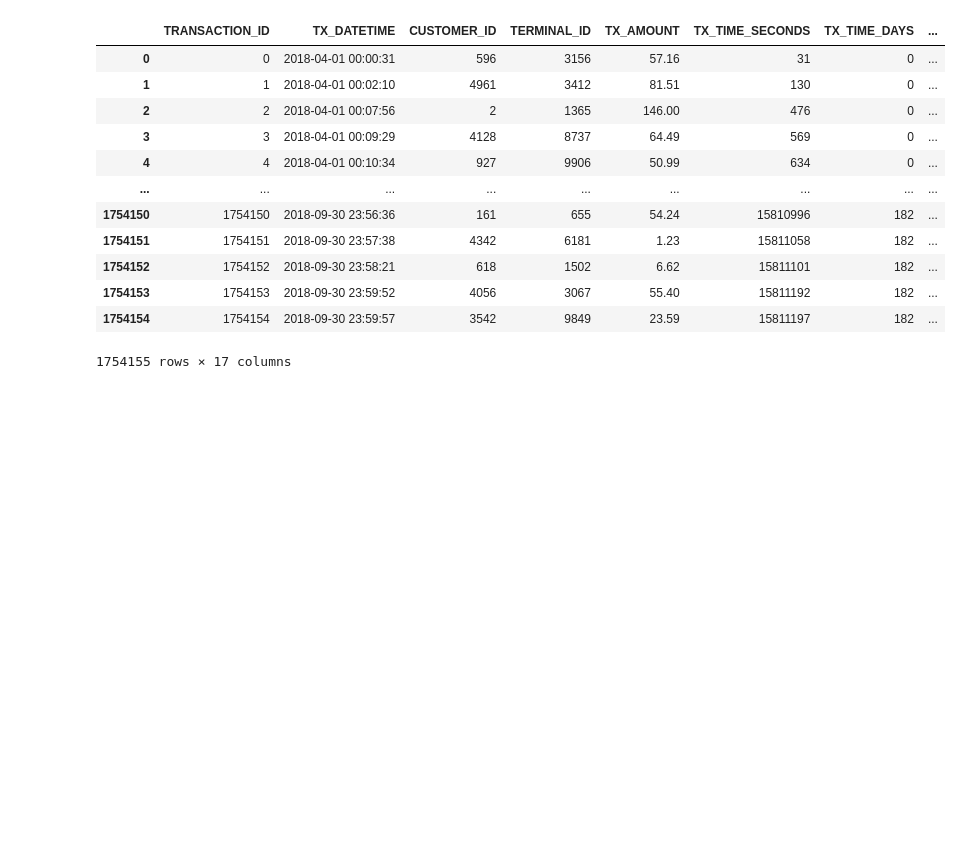
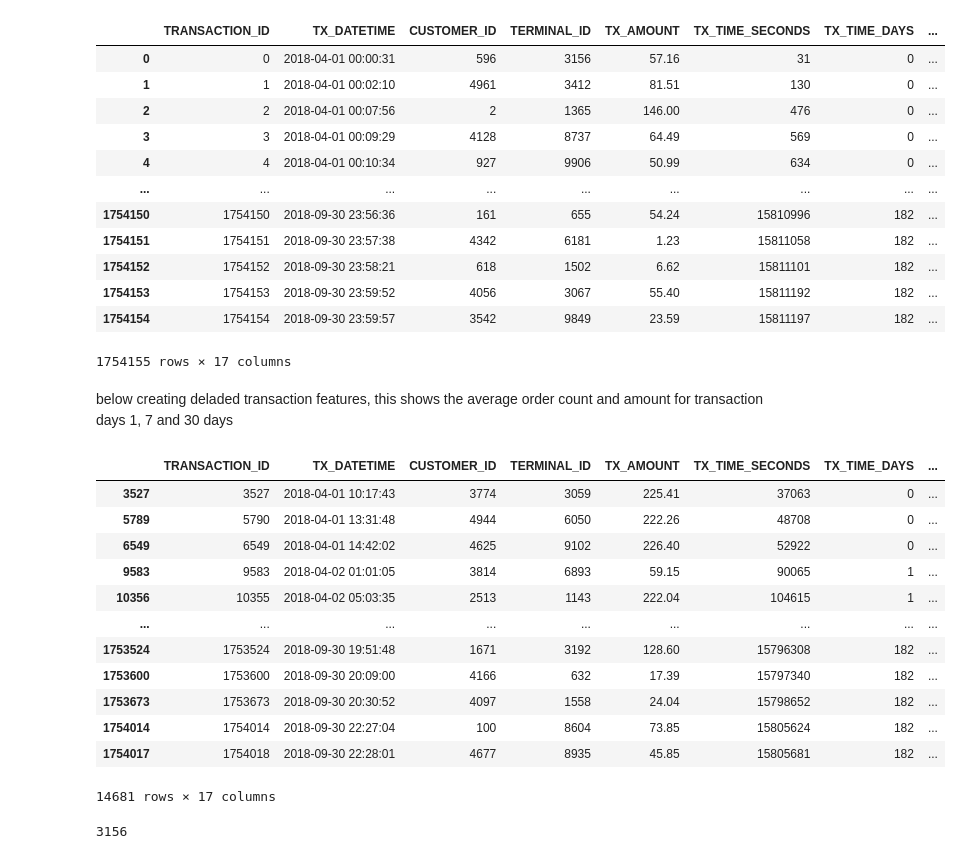
Before and after one commit to chandanravic/ML, a Jupyter notebook: credit_card_fraud_detection_google_collab.ipynb, the cells around one changed output. Cells and saved outputs as stored; diff of their text form; code cells hidden in the pictures; blank space fills up the shorter version.

```diff
--- a/credit_card_fraud_detection_google_collab.ipynb
+++ b/credit_card_fraud_detection_google_collab.ipynb
@@ -683,6 +683,8 @@ transactions_df
 | 1754153 | 1754153 | 2018-09-30 23:59:52 | 4056 | 3067 | 55.40 | 15811192 | 182 | ... |
 | 1754154 | 1754154 | 2018-09-30 23:59:57 | 3542 | 9849 | 23.59 | 15811197 | 182 | ... |
 1754155 rows × 17 columns
+# %% [markdown]
+below creating deladed transaction features, this shows the average order count and amount for transaction days 1, 7 and 30 days
 # %%
 def get_count_risk_rolling_window(terminal_transactions, delay_period=7, windows_size_in_days=[1,7,30], feature="TERMINAL_ID"):
 
@@ -712,3 +713,24 @@ def get_count_risk_rolling_window(terminal_transactions, delay_period=7, windows
     terminal_transactions.fillna(0,inplace=True)
 
     return terminal_transactions
+# %%
+transactions_df[transactions_df.TX_FRAUD==1]
+# %% [output]
+|  | TRANSACTION_ID | TX_DATETIME | CUSTOMER_ID | TERMINAL_ID | TX_AMOUNT | TX_TIME_SECONDS | TX_TIME_DAYS | ... |
+| 3527 | 3527 | 2018-04-01 10:17:43 | 3774 | 3059 | 225.41 | 37063 | 0 | ... |
+| 5789 | 5790 | 2018-04-01 13:31:48 | 4944 | 6050 | 222.26 | 48708 | 0 | ... |
+| 6549 | 6549 | 2018-04-01 14:42:02 | 4625 | 9102 | 226.40 | 52922 | 0 | ... |
+| 9583 | 9583 | 2018-04-02 01:01:05 | 3814 | 6893 | 59.15 | 90065 | 1 | ... |
+| 10356 | 10355 | 2018-04-02 05:03:35 | 2513 | 1143 | 222.04 | 104615 | 1 | ... |
+| ... | ... | ... | ... | ... | ... | ... | ... | ... |
+| 1753524 | 1753524 | 2018-09-30 19:51:48 | 1671 | 3192 | 128.60 | 15796308 | 182 | ... |
+| 1753600 | 1753600 | 2018-09-30 20:09:00 | 4166 | 632 | 17.39 | 15797340 | 182 | ... |
+| 1753673 | 1753673 | 2018-09-30 20:30:52 | 4097 | 1558 | 24.04 | 15798652 | 182 | ... |
+| 1754014 | 1754014 | 2018-09-30 22:27:04 | 100 | 8604 | 73.85 | 15805624 | 182 | ... |
+| 1754017 | 1754018 | 2018-09-30 22:28:01 | 4677 | 8935 | 45.85 | 15805681 | 182 | ... |
+14681 rows × 17 columns
+# %%
+# checking the above feature for just one customer id = 0
+transactions_df[transactions_df.TX_FRAUD==0].TERMINAL_ID[0]
+# %% [output]
+3156
```
Also changed, not shown: parts of 10 cells of this notebook.
